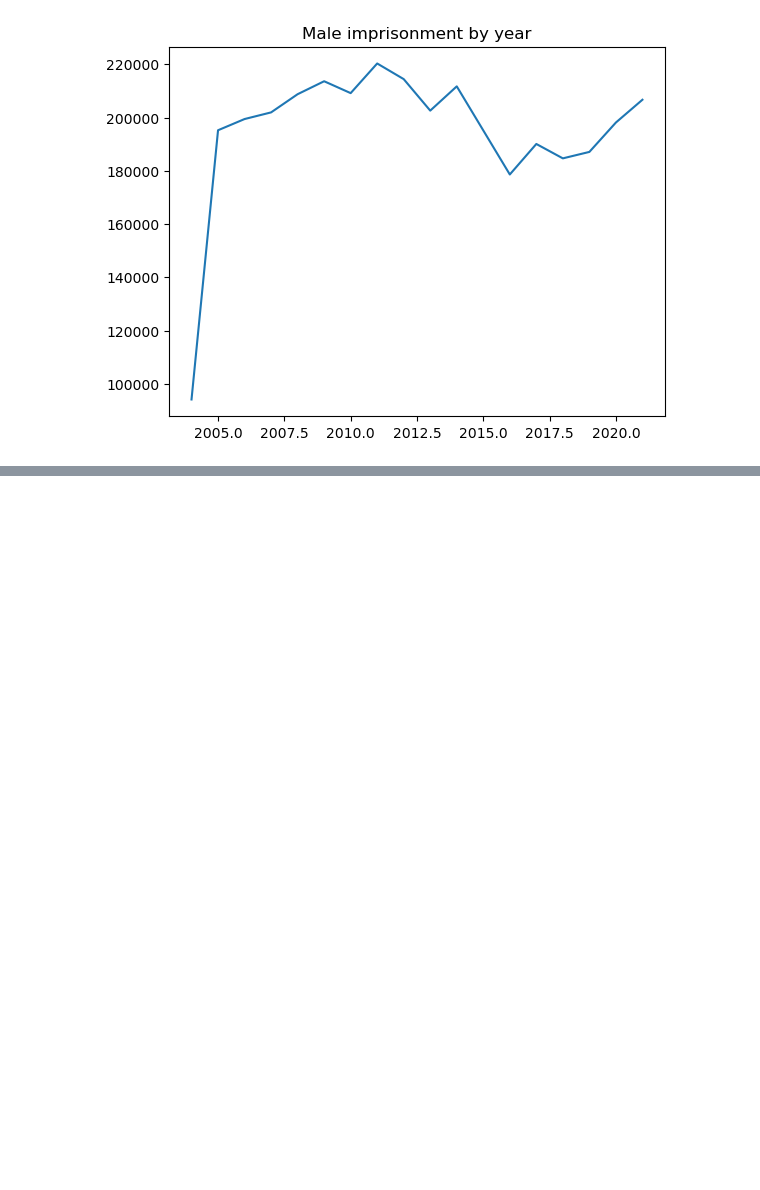
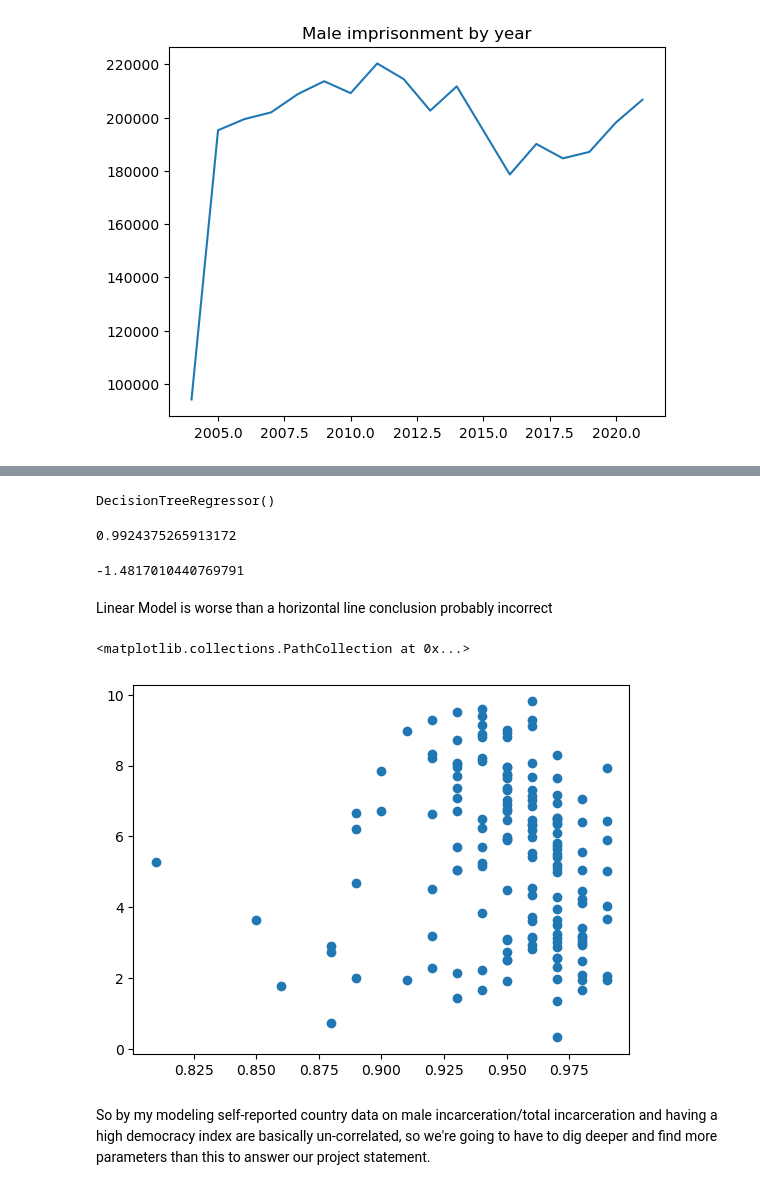
Before and after one commit to elliottjones56/project_5, a Jupyter notebook: EDA.ipynb, the cells around one changed output, grey strips where cells are left out. Cells and saved outputs as stored; diff of their text form; code cells hidden in the pictures; blank space fills up the shorter version.

Commit message:
data sets and modeling done

```diff
--- a/EDA.ipynb
+++ b/EDA.ipynb
@@ -290,0 +344,2 @@ Text(0.5, 1.0, 'Male imprisonment by year')
+# %%
+incar.set_index('country', inplace=True)
@@ -290,0 +366,4 @@ Text(0.5, 1.0, 'Male imprisonment by year')
+# %%
+year_2022 = index[(index['Year'] == 2022)]
+year_2022.set_index('Entity', inplace=True)
+year_2022
@@ -290,0 +385,2 @@ Text(0.5, 1.0, 'Male imprisonment by year')
+# %%
+joined = year_2022.join(incar)
@@ -290,0 +398,2 @@ Text(0.5, 1.0, 'Male imprisonment by year')
+# %%
+targets = joined[(joined['incarcerationRatesByCountry_totIncarcerated'].isna() == False)]
@@ -290,0 +505,21 @@ Text(0.5, 1.0, 'Male imprisonment by year')
+# %%
+dtr2.fit(X3_train,y3_train)
+# %% [output]
+DecisionTreeRegressor()
+# %%
+dtr2.score(X3_train,y3_train)
+# %% [output]
+0.9924375265913172
+# %%
+dtr.score(X3_test,y3_test) #garbage
+# %% [output]
+-1.4817010440769791
+# %% [markdown]
+Linear Model is worse than a horizontal line conclusion probably incorrect
+# %%
+plt.scatter(targets['incarcerationRatesByCountry_percMale'], targets['democracy_eiu'])
+# %% [output]
+<matplotlib.collections.PathCollection at 0x...>
+[figure, added]
+# %% [markdown]
+So by my modeling self-reported country data on male incarceration/total incarceration and having a high democracy index are basically un-correlated, so we're going to have to dig deeper and find more parameters than this to answer our project statement.
```
Also changed, not shown: parts of 33 cells of this notebook, 2 other files.
